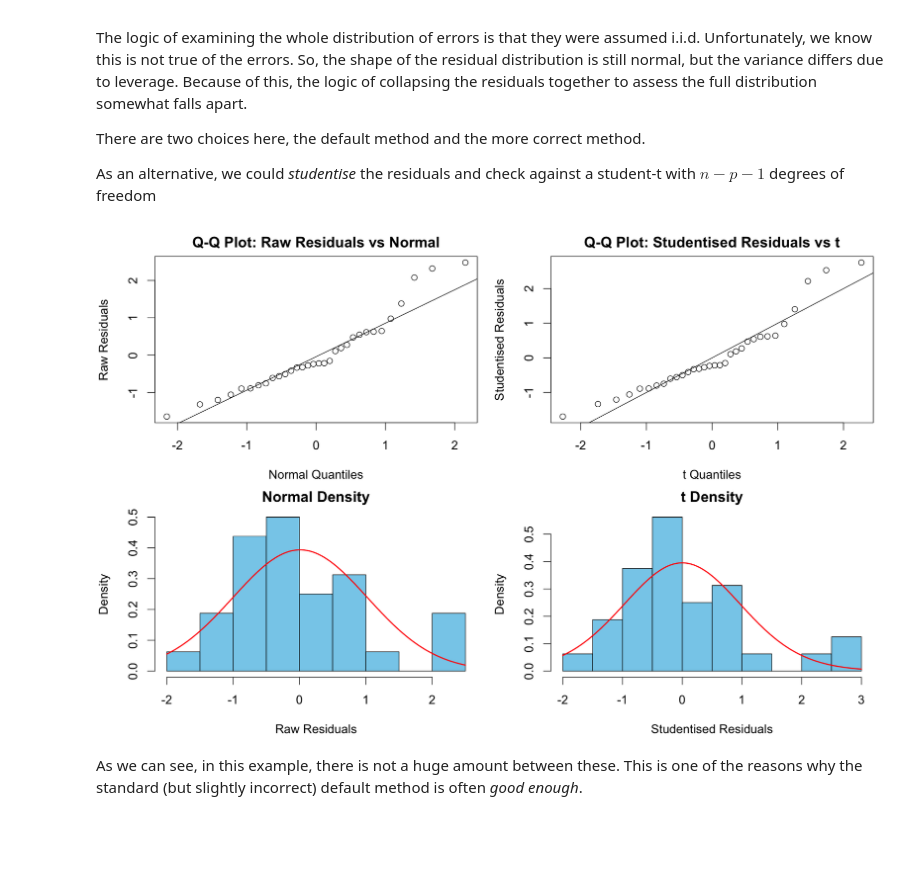
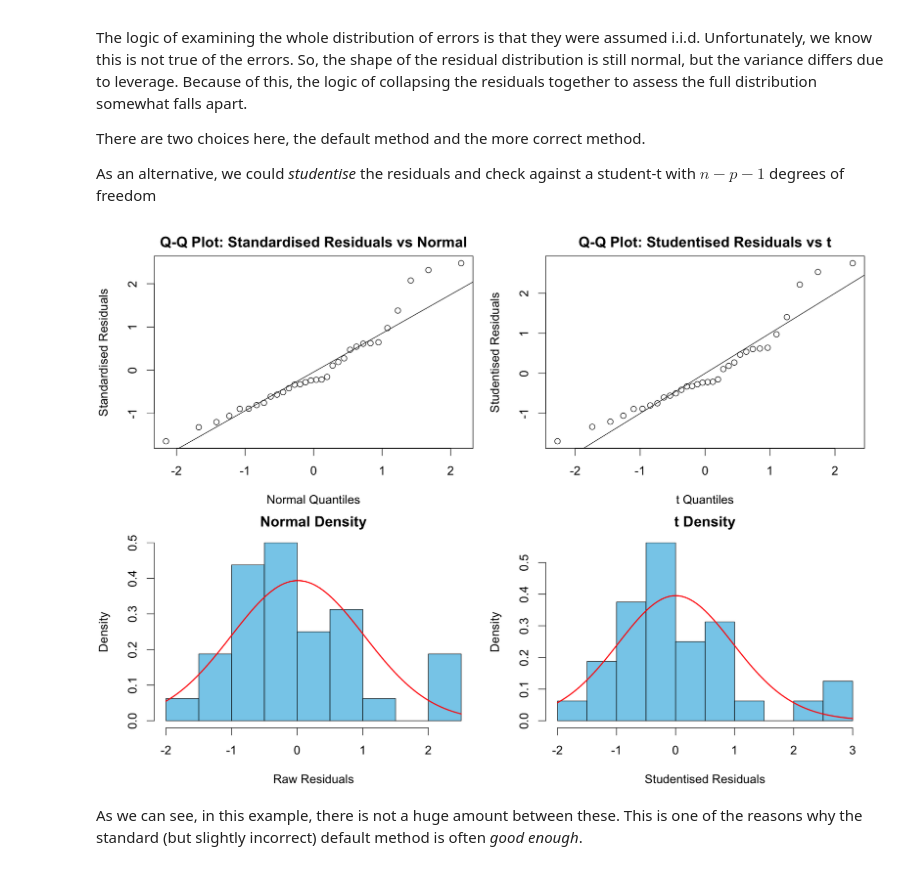
Before and after one commit to PCHN63101-Advanced-Data-Skills/Assumptions-Diagnostics-Transforms, a Jupyter notebook: 3.diagnostic-plots.ipynb, the cells around one changed output. Saved outputs shown, nothing was run; the diff lists cells and outputs as text; code cells hidden in the pictures; blank space fills up the shorter version.

```diff
--- a/3.diagnostic-plots.ipynb
+++ b/3.diagnostic-plots.ipynb
@@ -18,46 +18,46 @@ options(repr.plot.width=14, repr.plot.height=9)
 model <- lm(mpg ~ wt + hp + cyl, data = mtcars)
 
 # Extract residuals
-resid.raw <- rstandard(model)
+resid.std <- rstandard(model)
 resid.t   <- rstudent(model)
 
 # Degrees of freedom
 n  <- length(resid(model))
 p  <- length(coef(model))
 df <- n - p - 1
 
 # Set up 2x2 plot grid
 par(mfrow=c(2,2), mar=c(4,4,2,1))
 par(cex=1.3) # plot scaling
 
 # --- 1) Q-Q plot: Normal quantiles vs standard residuals ---
-qqnorm(resid.raw,
-       main = "Q-Q Plot: Raw Residuals vs Normal",
+qqnorm(resid.std,
+       main = "Q-Q Plot: Standardised Residuals vs Normal",
        xlab = "Normal Quantiles",
-       ylab = "Raw Residuals")
-qqline(resid.raw)
+       ylab = "Standardised Residuals")
+qqline(resid.std)
 
 # --- 2) Q-Q plot: t quantiles vs studentised residuals ---
 qqplot(qt(ppoints(n), df = df), resid.t,
        main = "Q-Q Plot: Studentised Residuals vs t",
        xlab = "t Quantiles",
        ylab = "Studentised Residuals")
 abline(0,1)
 
 # --- 3) Histogram + Normal density: Standard residuals ---
-hist(std_resid, breaks=10, probability=TRUE,
+hist(resid.std, breaks=10, probability=TRUE,
      main = "Normal Density",
      xlab = "Raw Residuals", col = "skyblue")
-curve(dnorm(x, mean=mean(resid.raw), sd=sd(resid.raw)),
+curve(dnorm(x, mean=mean(resid.std), sd=sd(resid.std)),
       col="red", lwd=2, add=TRUE)
 
 # --- 4) Histogram + t density: Studentised residuals ---
-hist(stud_resid, breaks = 10, probability = TRUE,
+hist(resid.t, breaks = 10, probability = TRUE,
      main = "t Density",
      xlab = "Studentised Residuals", col = "skyblue")
 curve(dt(x, df = df), col = "red", lwd = 2, add = TRUE)
 # %% [output]
-[figure, old version]
+[figure, new version]
 # %% [markdown]
 As we can see, in this example, there is not a huge amount between these. This is one of the reasons why the standard (but slightly incorrect) default method is often *good enough*.
 # %% [markdown]
```
Also changed, not shown: parts of 1 cell of this notebook, 42 other files.
